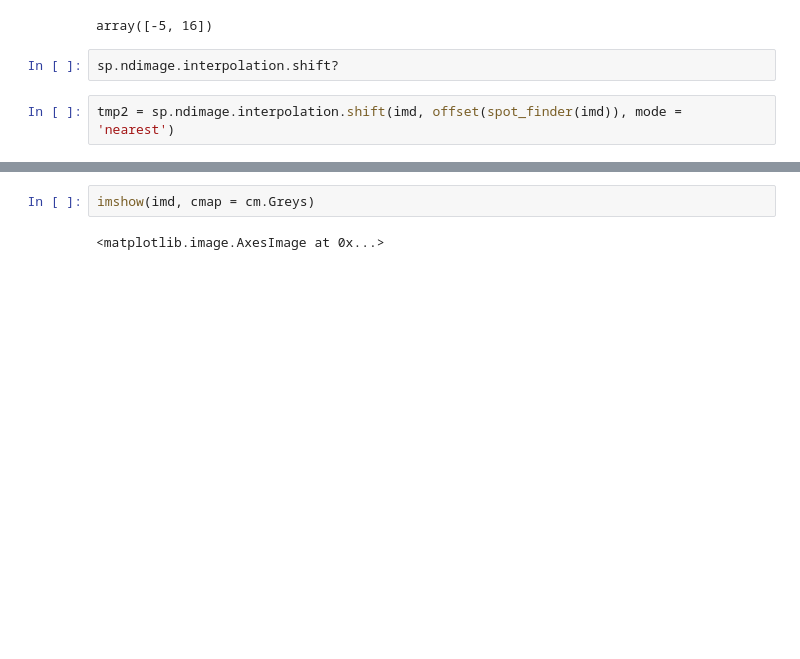
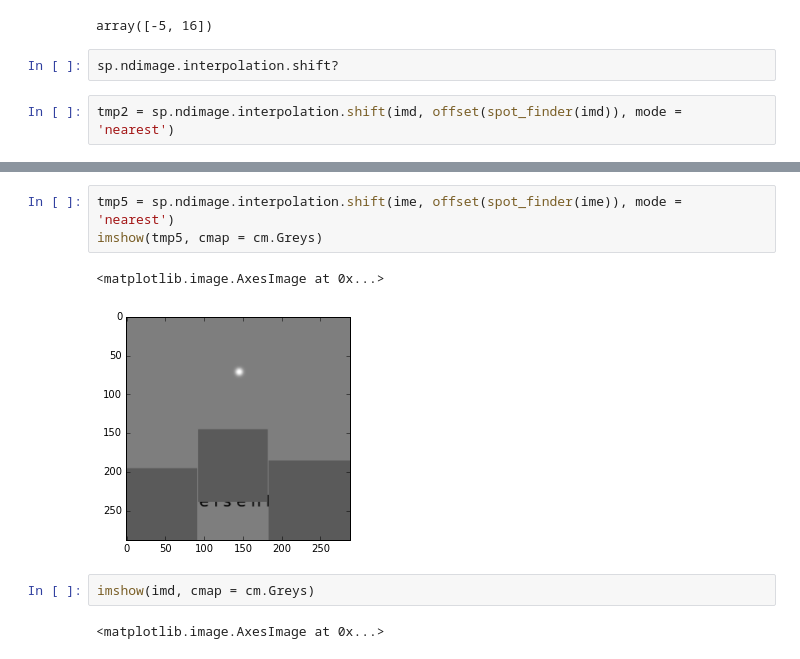
Before and after one commit to kbl4ew/Python_For_Data_Science, a Jupyter notebook: Kevin/Homework1/Homework1.ipynb, the cells around one changed output, grey strips where cells are left out. Drawn from its saved outputs; the diff is of its cells as text; blank space fills up the shorter version.

```diff
--- a/Kevin/Homework1/Homework1.ipynb
+++ b/Kevin/Homework1/Homework1.ipynb
@@ -88,3 +114,9 @@ tmp2 = sp.ndimage.interpolation.shift(imd, offset(spot_finder(imd)), mode = 'nea
+# %%
+tmp5 = sp.ndimage.interpolation.shift(ime, offset(spot_finder(ime)), mode = 'nearest')
+imshow(tmp5, cmap = cm.Greys)
+# %% [output]
+<matplotlib.image.AxesImage at 0x...>
+[figure, added]
 # %%
 imshow(imd, cmap = cm.Greys)
 # %% [output]
```
Also changed, not shown: parts of 16 cells of this notebook, 4 other files.
